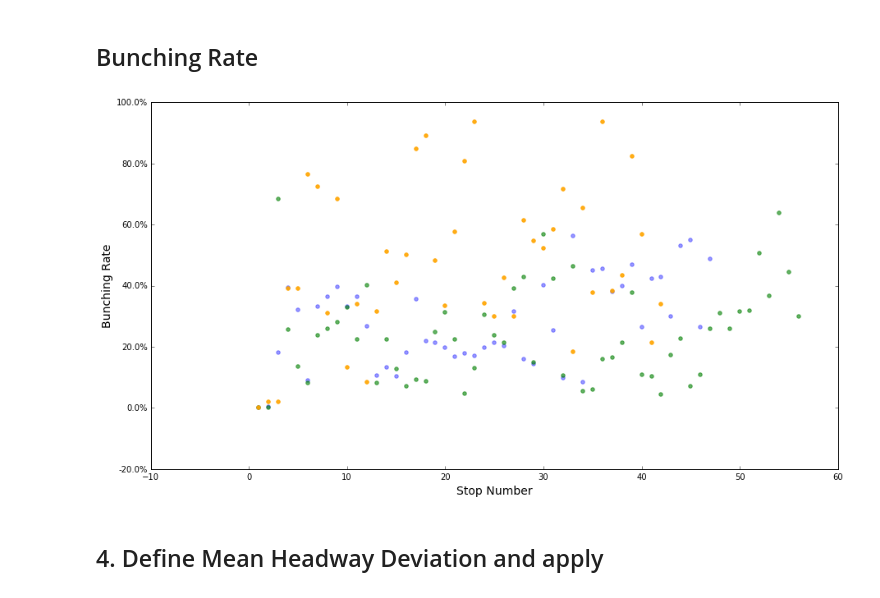
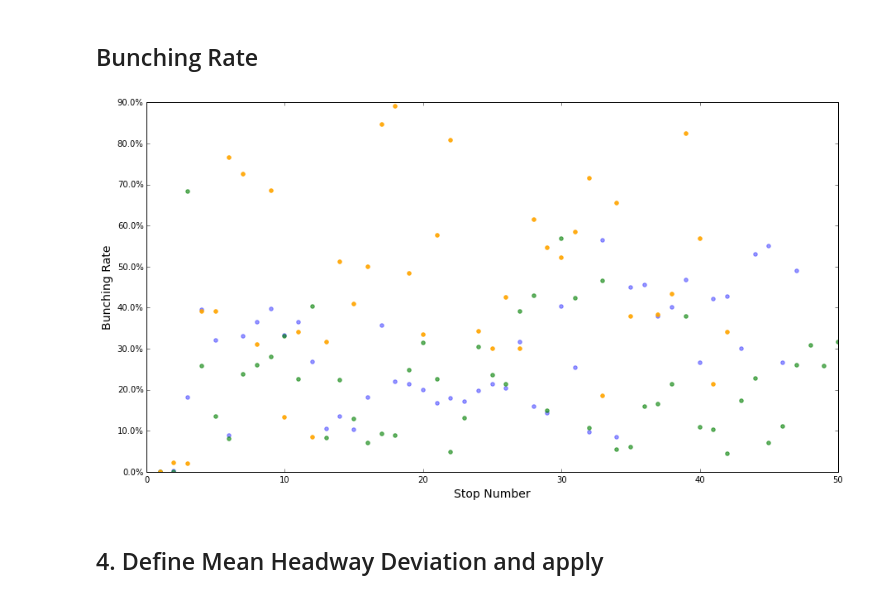
Before and after one commit to sarangof/Bus-Capstone, a Jupyter notebook: demonstration/wait_assessment_trend.ipynb, the cells around one changed output. Drawn from its saved outputs; the diff is of its cells as text; code cells hidden in the pictures.

```diff
--- a/demonstration/wait_assessment_trend.ipynb
+++ b/demonstration/wait_assessment_trend.ipynb
@@ -233,16 +233,18 @@ y3 = list(bunch_bool3.groupby(level=3).mean().values)
 # %%
 fig, ax = plt.subplots(1,1,figsize=(15,8))
 ax.scatter(x,y, color='b',alpha=0.4)
 ax.scatter(x2,y2, color='green',alpha=0.6)
 ax.scatter(x3,y3, color='orange',alpha=0.9)
 plt.ylabel('Bunching Rate', fontsize=14)
 plt.xlabel('Stop Number', fontsize=14)
+plt.xlim(0,50)
+plt.ylim(0.0,0.9)
 vals = ax.get_yticks()
 ax.set_yticklabels(['{:2.1f}%'.format(x*100) for x in vals])
 plt.savefig('/gpfs2/projects/project-bus_capstone_2016/workspace//mu529/Bus-Capstone/plots/bunching_rates.png')
 plt.show()
 # %% [output]
-[figure, old version]
+[figure, new version]
 # %% [markdown]
 ## 4. Define Mean Headway Deviation and apply
 # %%
```
